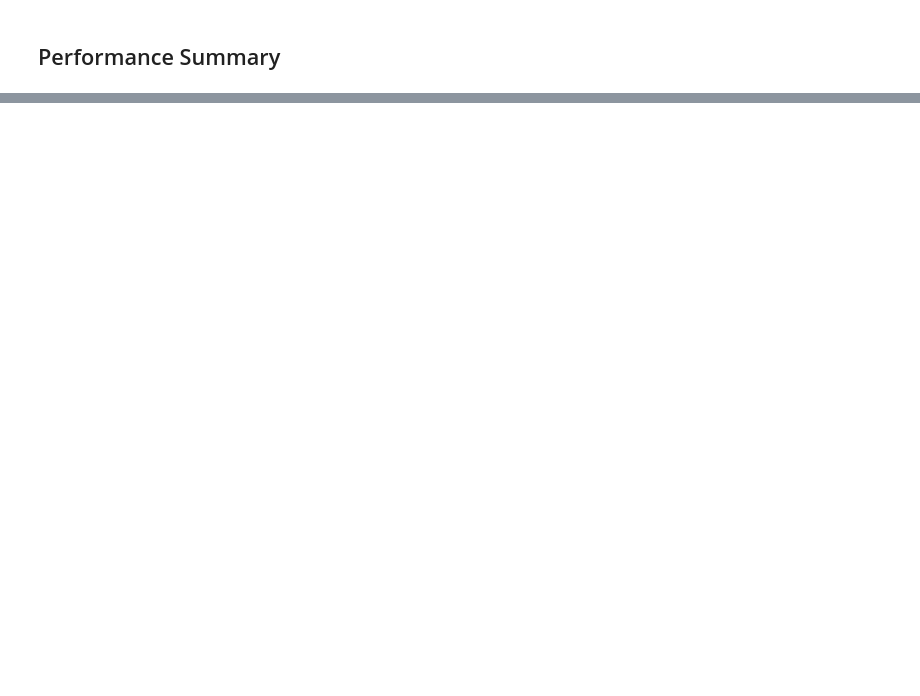
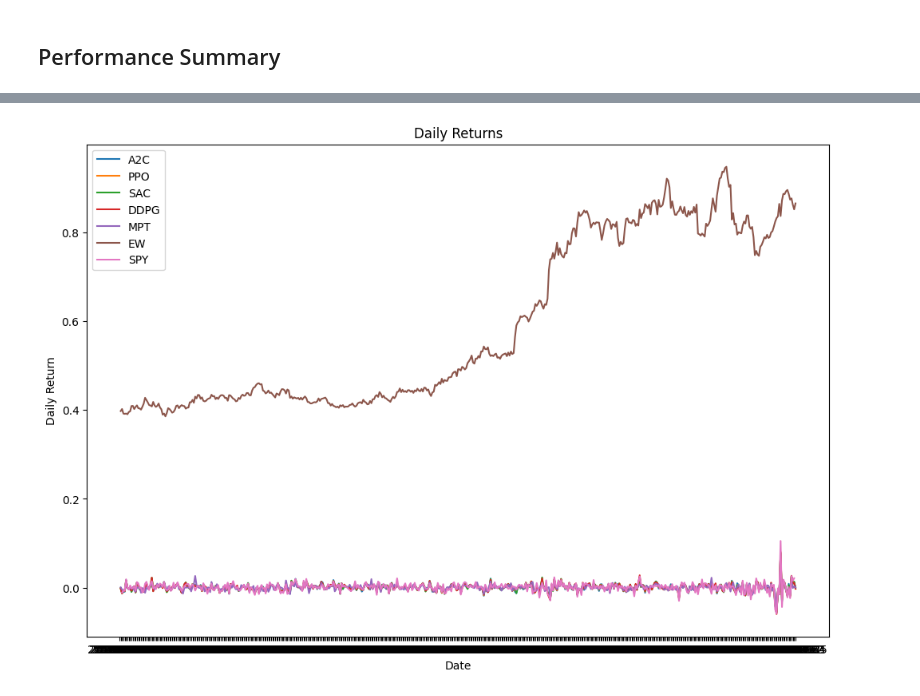
Before and after one commit to denpalrius/portfolio-optimisation, a Jupyter notebook: portfolio_opimisation_opt.ipynb, the cells around one changed output, grey strips where cells are left out. Cells and saved outputs as stored; diff of their text form; code cells hidden in the pictures; blank space fills up the shorter version.

```diff
--- a/portfolio_opimisation_opt.ipynb
+++ b/portfolio_opimisation_opt.ipynb
@@ -317,0 +591,15 @@ plot_performance(results)
+# %%
+def plot_daily_returns(results):
+    plt.figure(figsize=(12, 8))
+    for name, result in results.items():
+        daily_return = get_daily_return(result["df"], value_col_name="account_value")
+        plt.plot(result["df"]["date"], daily_return.values, label=name)
+    plt.xlabel("Date")
+    plt.ylabel("Daily Return")
+    plt.title("Daily Returns")
+    plt.legend()
+    plt.show()
+
+plot_daily_returns(results)
+# %% [output]
+[figure, added]
```
Also changed, not shown: parts of 56 cells of this notebook, 19 other files.
